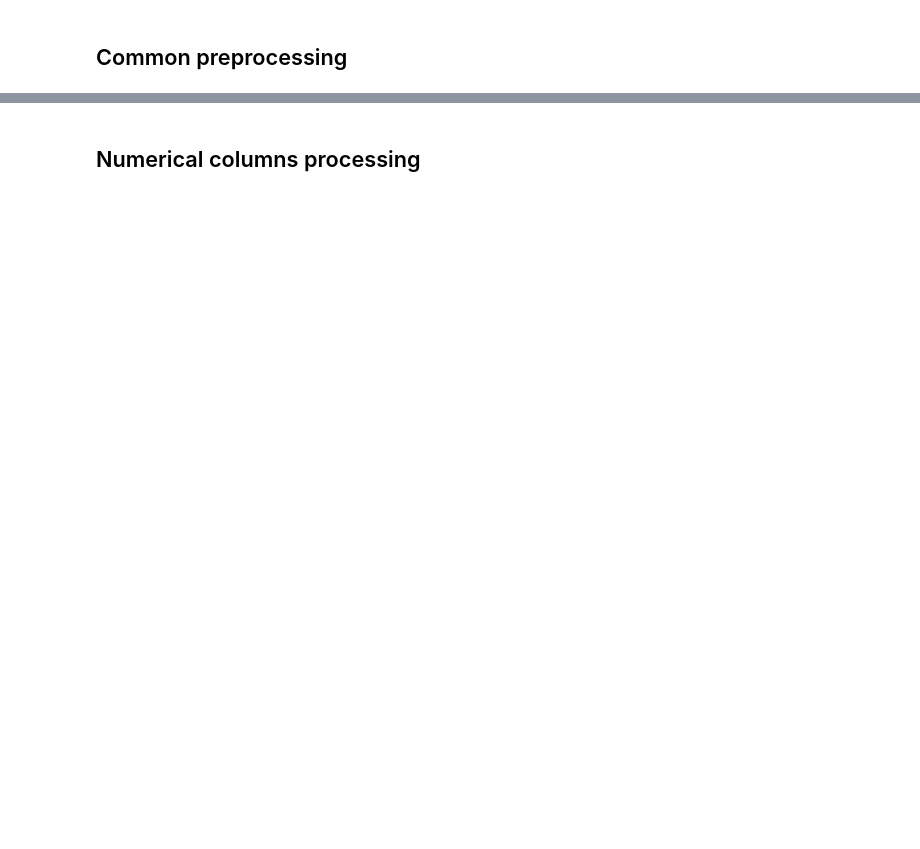
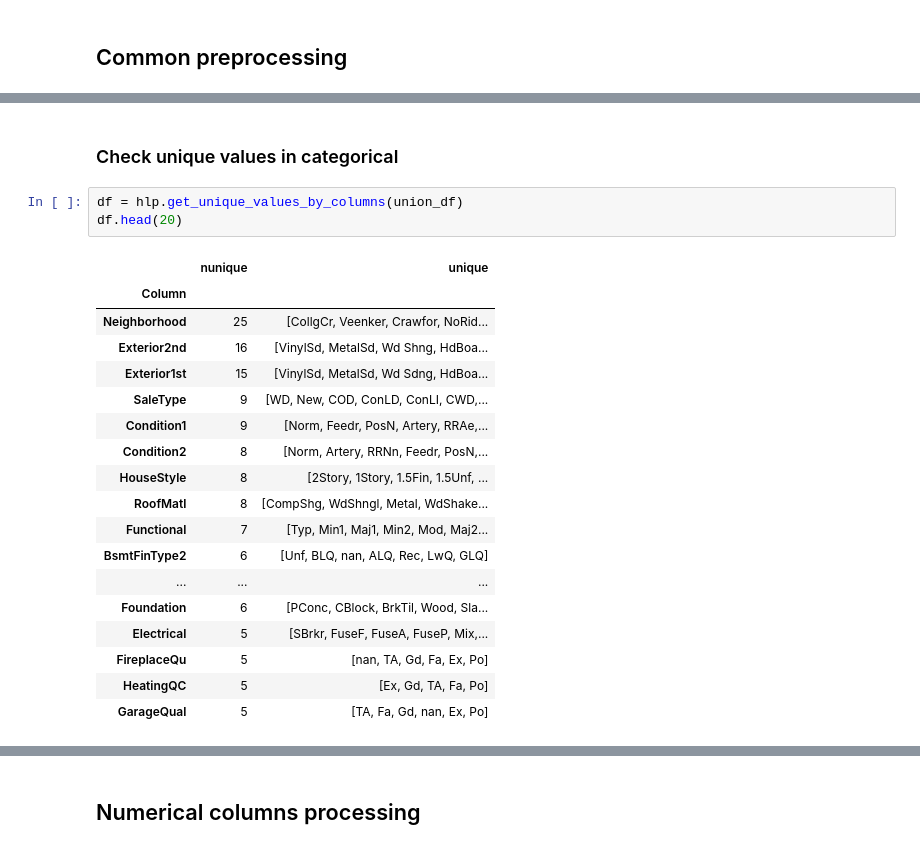
Before and after one commit to marchshares/kaggle-house-prices, a Jupyter notebook: models/XGBoost.ipynb, the cells around one changed output, grey strips where cells are left out. Drawn from its saved outputs; the diff is of its cells as text; blank space fills up the shorter version.

```diff
--- a/models/XGBoost.ipynb
+++ b/models/XGBoost.ipynb
@@ -115,0 +93,24 @@ if cat == 4:
+# %% [markdown]
+### Check unique values in categorical
+# %%
+df = hlp.get_unique_values_by_columns(union_df)
+df.head(20)
+# %% [output]
+|  | nunique | unique |
+| Column |  |  |
+| Neighborhood | 25 | [CollgCr, Veenker, Crawfor, NoRid... |
+| Exterior2nd | 16 | [VinylSd, MetalSd, Wd Shng, HdBoa... |
+| Exterior1st | 15 | [VinylSd, MetalSd, Wd Sdng, HdBoa... |
+| SaleType | 9 | [WD, New, COD, ConLD, ConLI, CWD,... |
+| Condition1 | 9 | [Norm, Feedr, PosN, Artery, RRAe,... |
+| Condition2 | 8 | [Norm, Artery, RRNn, Feedr, PosN,... |
+| HouseStyle | 8 | [2Story, 1Story, 1.5Fin, 1.5Unf, ... |
+| RoofMatl | 8 | [CompShg, WdShngl, Metal, WdShake... |
+| Functional | 7 | [Typ, Min1, Maj1, Min2, Mod, Maj2... |
+| BsmtFinType2 | 6 | [Unf, BLQ, nan, ALQ, Rec, LwQ, GLQ] |
+| ... | ... | ... |
+| Foundation | 6 | [PConc, CBlock, BrkTil, Wood, Sla... |
+| Electrical | 5 | [SBrkr, FuseF, FuseA, FuseP, Mix,... |
+| FireplaceQu | 5 | [nan, TA, Gd, Fa, Ex, Po] |
+| HeatingQC | 5 | [Ex, Gd, TA, Fa, Po] |
+| GarageQual | 5 | [TA, Fa, Gd, nan, Ex, Po] |
```
Also changed, not shown: parts of 39 cells of this notebook, 1 other file.
